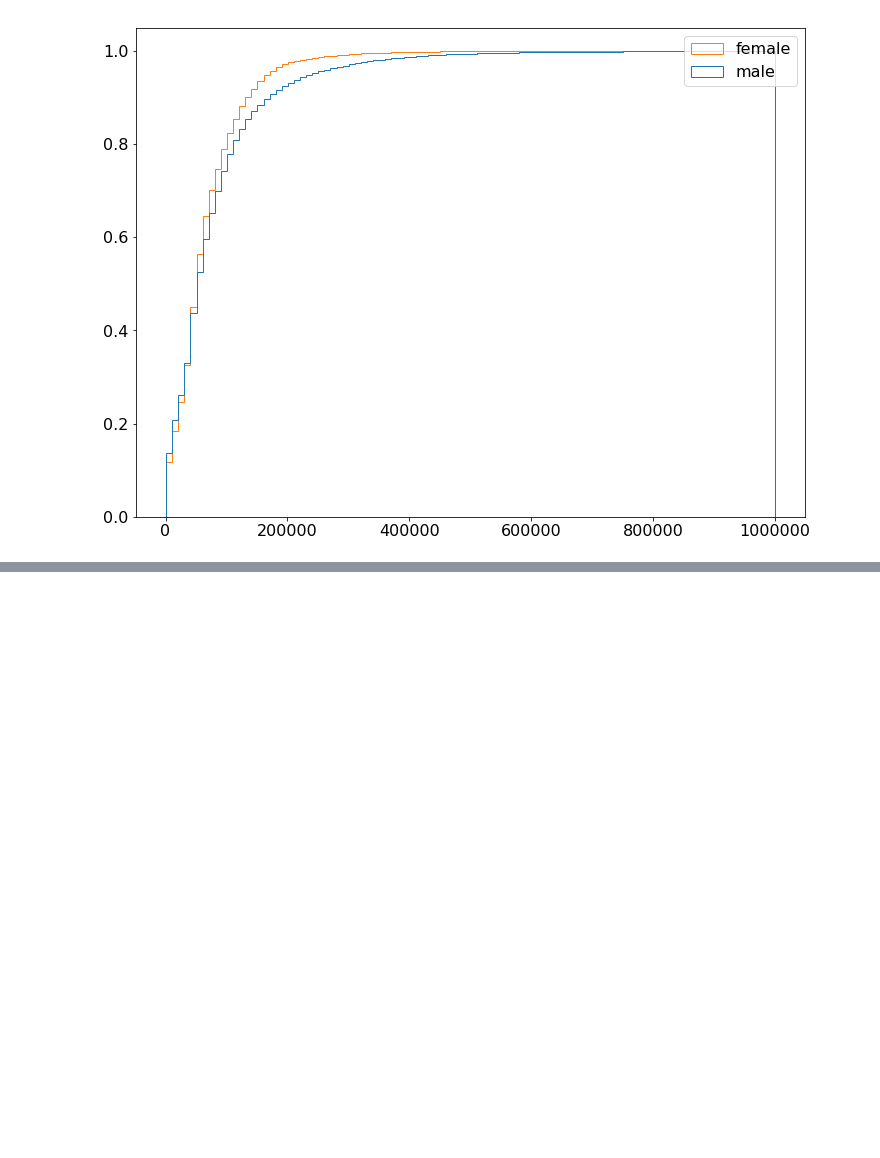
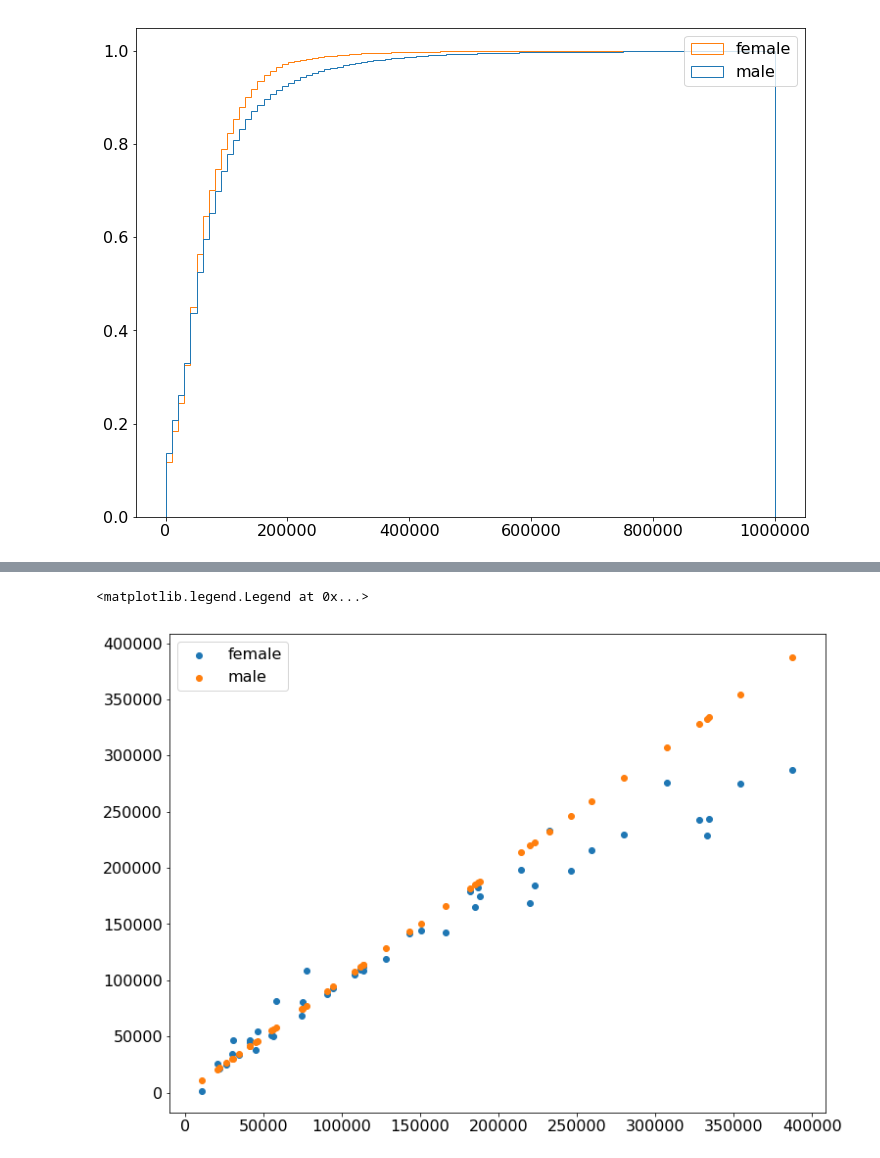
Before and after one commit to sam-dixon/gov_salaries_gap, a Jupyter notebook: playground.ipynb, the cells around one changed output, grey strips where cells are left out. Saved outputs shown, nothing was run; the diff lists cells and outputs as text; code cells hidden in the pictures; blank space fills up the shorter version.

```diff
--- a/playground.ipynb
+++ b/playground.ipynb
@@ -74,0 +122,21 @@ profs
+# %%
+all_title_data = {}
+for title in profs['Job Title'].unique():
+    if title_counts[title] < 50:
+        continue
+    title_data = {}
+    title_data['mean_female'] = profs[(profs['gender']=='female') & (profs['Job Title']==title)].mean()['Total Pay & Benefits']
+    title_data['mean_male'] = profs[(profs['gender']=='male') & (profs['Job Title']==title)].mean()['Total Pay & Benefits']
+    title_data['mean'] = profs[(profs['Job Title']==title)].mean()['Total Pay & Benefits']
+    title_data['median_female'] = profs[(profs['gender']=='female') & (profs['Job Title']==title)].median()['Total Pay & Benefits']
+    title_data['median_male'] = profs[(profs['gender']=='male') & (profs['Job Title']==title)].median()['Total Pay & Benefits']
+    title_data['median'] = profs[(profs['Job Title']==title)].median()['Total Pay & Benefits']
+    all_title_data[title] = title_data
+title_df = pd.DataFrame.from_dict(all_title_data).T
+# %%
+plt.scatter(title_df['mean_male'], title_df.mean_female, label='female')
+plt.scatter(title_df['mean_male'], title_df.mean_male, label='male')
+plt.legend()
+# %% [output]
+<matplotlib.legend.Legend at 0x...>
+[figure, added]
```
Also changed, not shown: parts of 29 cells of this notebook, 3 other files.
